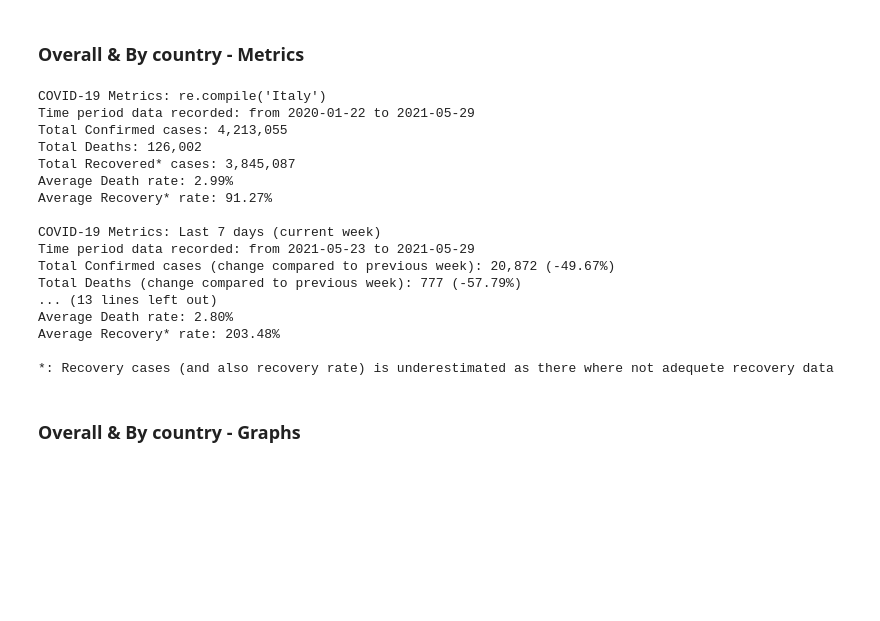
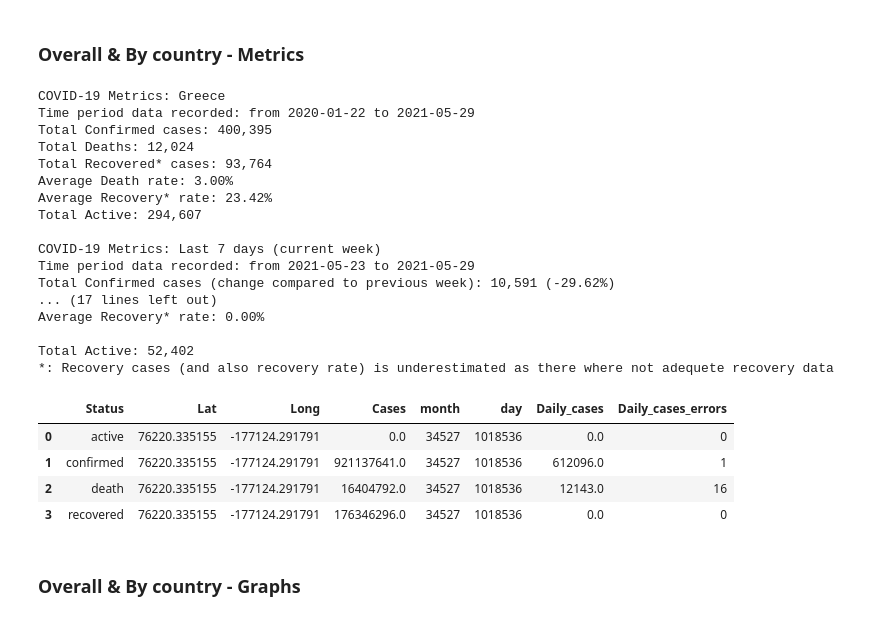
Before and after one commit to Papagiannopoulos/CoVid19-global-dashboard, a Jupyter notebook: Programs/data_cleaning.ipynb, the cells around one changed output. Cells and saved outputs as stored; diff of their text form; code cells hidden in the pictures; blank space fills up the shorter version.

```diff
--- a/Programs/data_cleaning.ipynb
+++ b/Programs/data_cleaning.ipynb
@@ -339,6 +328,7 @@ for country in monthly_per_country['Country/Province'].unique():
             death_rate = (d[(d['Status'] == 'death') & ((d['month'] == month))]['Cases'].values[0] / d[(d['Status'] == 'confirmed') & ((d['month'] == month))]['Cases'].values[0])*100
         elif len(d['Status'].unique()) == 2:
             death_rate = (d[(d['Status'] == 'death') & ((d['month'] == month))]['Cases'].values[0] / d[(d['Status'] == 'confirmed') & ((d['month'] == month))]['Cases'].values[0])*100
+            recovery_rate = np.nan
         else:
             recovery_rate, death_rate = np.nan, np.nan
         out = pd.concat([out, pd.DataFrame({'Country/Province': country, 'Status': ['recovery_rate', 'death_rate'],'month': month,'month_name': d['month_name'].values[0],'Cases': [recovery_rate, death_rate],})])
@@ -362,49 +351,51 @@ total
 # %% [markdown]
 ### Overall & By country - Metrics
 # %%
-choose = re.compile(r'Italy')
+choose = re.compile(r'Greece')
 if choose.pattern == 'Global':
     total = total_per_country.groupby('Status').agg({'Cases': 'sum', 'Country/Province': 'nunique'}).reset_index().copy()
     total.loc[total['Status'].isin(['recovery_rate', 'death_rate']),"Cases"] = total.loc[total['Status'].isin(['recovery_rate', 'death_rate']),"Cases"] / total.loc[total['Status'].isin(['recovery_rate', 'death_rate']),"Country/Province"]
-
+    #Current week
     d = datalong[datalong['Date'] > (datalong['Date'].max() - pd.Timedelta(days = 6))].copy()
     d = d.groupby(['Status']).sum('Daily_cases').reset_index()
-    current_confirmed, current_death, current_recovered = int(d.loc[d['Status'] == 'confirmed',['Daily_cases']].values[0]), int(d.loc[d['Status'] == 'death',['Daily_cases']].values[0]), int(d.loc[d['Status'] == 'recovered',['Daily_cases']].values[0])
-
+    current_confirmed, current_death, current_recovered, current_active = int(d.loc[d['Status'] == 'confirmed',['Daily_cases']].values[0]), int(d.loc[d['Status'] == 'death',['Daily_cases']].values[0]), int(d.loc[d['Status'] == 'recovered',['Daily_cases']].values[0]), int(d.loc[d['Status'] == 'active',['Daily_cases']].values[0])
+    #Previous week
     week = 1
     dw = datalong[datalong['Date'].between(datalong['Date'].max() - pd.Timedelta(days = 2*(6*week + 1)), datalong['Date'].max() - pd.Timedelta(days = (6*week + 1)))].copy()
     dw = dw.groupby(['Status']).sum('Daily_cases').reset_index()
 else:
-    country = datalong[(datalong['Country/Province'].str.contains(choose, regex=True))].copy()
     total = total_per_country[total_per_country['Country/Province'].str.contains(choose, regex=True)].groupby('Status').agg({'Cases': 'sum', 'Country/Province': 'nunique'}).reset_index().copy()
     total.loc[total['Status'].isin(['recovery_rate', 'death_rate']),"Cases"] = total.loc[total['Status'].isin(['recovery_rate', 'death_rate']),"Cases"] / total.loc[total['Status'].isin(['recovery_rate', 'death_rate']),"Country/Province"]
-
+    #current week
+    country = datalong[(datalong['Country/Province'].str.contains(choose, regex=True))].copy()
     d = country[country['Date'] > (country['Date'].max() - pd.Timedelta(days = 6))].copy()
     d = d.groupby(['Status']).sum('Daily_cases').reset_index()
-    current_confirmed, current_death, current_recovered = int(d.loc[d['Status'] == 'confirmed',['Daily_cases']].values[0]), int(d.loc[d['Status'] == 'death',['Daily_cases']].values[0]), int(d.loc[d['Status'] == 'recovered',['Daily_cases']].values[0])
-
+    current_confirmed, current_death, current_recovered, current_active = int(d.loc[d['Status'] == 'confirmed',['Daily_cases']].values[0]), int(d.loc[d['Status'] == 'death',['Daily_cases']].values[0]), int(d.loc[d['Status'] == 'recovered',['Daily_cases']].values[0]), int(d.loc[d['Status'] == 'active',['Daily_cases']].values[0])
+    #previous week
     week = 1
     dw = country[country['Date'].between(country['Date'].max() - pd.Timedelta(days = 2*(6*week + 1)), country['Date'].max() - pd.Timedelta(days = (6*week + 1)))].copy()
     dw = dw.groupby(['Status']).sum('Daily_cases').reset_index()
 
 #COVID-19 Metrics: Choose
-print(f'COVID-19 Metrics: {choose}\n'\
+print(f'COVID-19 Metrics: {choose.pattern}\n'\
 f'Time period data recorded: from {country['Date'].min().date()} to {country['Date'].max().date()}\n'\
 f'Total Confirmed cases: {int(total.loc[total['Status'] == 'confirmed',['Cases']].sum()):,}\n'\
 f'Total Deaths: {int(total.loc[total['Status'] == 'death',['Cases']].sum()):,}\n'\
 f'Total Recovered* cases: {int(total.loc[total['Status'] == 'recovered',['Cases']].sum()):,}\n'\
-f'Average Death rate: {float(total.loc[total['Status'] == 'death_rate',['Cases']].mean()):.2f}%\n'\
-f'Average Recovery* rate: {float(total.loc[total['Status'] == 'recovery_rate',['Cases']].mean()):.2f}%\n'\
+f'Average Death rate: {float((total.loc[total['Status'] == 'death',['Cases']].values[0] / total.loc[total['Status'] == 'confirmed',['Cases']].values[0])*100):.2f}%\n'\
+f'Average Recovery* rate: {float((total.loc[total['Status'] == 'recovered',['Cases']].values[0] / total.loc[total['Status'] == 'confirmed',['Cases']].values[0])*100):.2f}%\n'\
+f'Total Active: {int(total.loc[total['Status'] == 'active',['Cases']].sum()):,}\n'\
 )
 
 #COVID-19 Metrics: Last 7 days (current week)
-previous_confirmed, previous_death, previous_recovered = int(dw.loc[dw['Status'] == 'confirmed',['Daily_cases']].values[0]), int(dw.loc[dw['Status'] == 'death',['Daily_cases']].values[0]), int(dw.loc[d['Status'] == 'recovered',['Daily_cases']].values[0])
-
+previous_confirmed, previous_death, previous_recovered, previous_active = int(dw.loc[dw['Status'] == 'confirmed',['Daily_cases']].values[0]), int(dw.loc[dw['Status'] == 'death',['Daily_cases']].values[0]), int(dw.loc[d['Status'] == 'recovered',['Daily_cases']].values[0]), int(dw.loc[dw['Status'] == 'active',['Daily_cases']].values[0])
+val = 0 if current_active == 0 else (current_active - previous_active)/current_active
 print('COVID-19 Metrics: Last 7 days (current week)\n'\
 f'Time period data recorded: from {country['Date'].max().date() - pd.Timedelta(days = 6)} to {country['Date'].max().date()}\n'\
 f'Total Confirmed cases (change compared to previous week): {current_confirmed:,} ({(current_confirmed-previous_confirmed)/previous_confirmed*100:.2f}%)\n'\
 f'Total Deaths (change compared to previous week): {current_death:,} ({(current_death - previous_death)/current_death*100:.2f}%)\n'\
 f'Total Recovered* cases: {current_recovered:,}\n'\
+f'Total Active (change compared to previous week): {current_active:,} ({val*100:.2f}%)\n'\
 #f'Average Death rate: {float((d.loc[d['Status'] == 'death',['Daily_cases']].values[0] / d.loc[d['Status'] == 'confirmed',['Daily_cases']].values[0])*100):.2f}%\n'\
 #f'Average Recovery* rate: {float((d.loc[d['Status'] == 'recovered',['Daily_cases']].values[0] / d.loc[d['Status'] == 'confirmed',['Daily_cases']].values[0])*100):.2f}%\n'\
 )
@@ -415,6 +406,7 @@ f'Time period data recorded: from {country['Date'].max().date() - pd.Timedelta(d
 f'Total Confirmed cases: {previous_confirmed:,}\n'\
 f'Total Deaths: {previous_death:,}\n'\
 f'Total Recovered* cases: {previous_recovered:,}\n'\
+f'Total Active: {previous_active:,}\n'\
 #f'Average Death rate: {float((d.loc[d['Status'] == 'death',['Daily_cases']].values[0] / d.loc[d['Status'] == 'confirmed',['Daily_cases']].values[0])*100):.2f}%\n'\
 #f'Average Recovery* rate: {float((d.loc[d['Status'] == 'recovered',['Daily_cases']].values[0] / d.loc[d['Status'] == 'confirmed',['Daily_cases']].values[0])*100):.2f}%\n'\
 )
@@ -429,25 +421,34 @@ f'Total Deaths: {int(d.loc[d['Status'] == 'death',['Daily_cases']].values[0]):,}
 f'Total Recovered* cases: {int(d.loc[d['Status'] == 'recovered',['Daily_cases']].values[0]):,}\n'\
 f'Average Death rate: {float((d.loc[d['Status'] == 'death',['Daily_cases']].values[0] / d.loc[d['Status'] == 'confirmed',['Daily_cases']].values[0])*100):.2f}%\n'\
 f'Average Recovery* rate: {float((d.loc[d['Status'] == 'recovered',['Daily_cases']].values[0] / d.loc[d['Status'] == 'confirmed',['Daily_cases']].values[0])*100):.2f}%\n\n'\
+f'Total Active: {int(d.loc[d['Status'] == 'active','Daily_cases'].sum()):,}\n'\
 '*: Recovery cases (and also recovery rate) is underestimated as there where not adequete recovery data')
 # %% [output]
-COVID-19 Metrics: re.compile('Italy')
+COVID-19 Metrics: Greece
 Time period data recorded: from 2020-01-22 to 2021-05-29
-Total Confirmed cases: 4,213,055
-Total Deaths: 126,002
-Total Recovered* cases: 3,845,087
-Average Death rate: 2.99%
-Average Recovery* rate: 91.27%
+Total Confirmed cases: 400,395
+Total Deaths: 12,024
+Total Recovered* cases: 93,764
+Average Death rate: 3.00%
+Average Recovery* rate: 23.42%
+Total Active: 294,607
 
 COVID-19 Metrics: Last 7 days (current week)
 Time period data recorded: from 2021-05-23 to 2021-05-29
-Total Confirmed cases (change compared to previous week): 20,872 (-49.67%)
-Total Deaths (change compared to previous week): 777 (-57.79%)
-... (13 lines left out)
-Average Death rate: 2.80%
-Average Recovery* rate: 203.48%
+Total Confirmed cases (change compared to previous week): 10,591 (-29.62%)
+... (17 lines left out)
+Average Recovery* rate: 0.00%
 
+Total Active: 52,402
 *: Recovery cases (and also recovery rate) is underestimated as there where not adequete recovery data
+# %%
+d
+# %% [output]
+|  | Status | Lat | Long | Cases | month | day | Daily_cases | Daily_cases_errors |
+| 0 | active | 76220.335155 | -177124.291791 | 0.0 | 34527 | 1018536 | 0.0 | 0 |
+| 1 | confirmed | 76220.335155 | -177124.291791 | 921137641.0 | 34527 | 1018536 | 612096.0 | 1 |
+| 2 | death | 76220.335155 | -177124.291791 | 16404792.0 | 34527 | 1018536 | 12143.0 | 16 |
+| 3 | recovered | 76220.335155 | -177124.291791 | 176346296.0 | 34527 | 1018536 | 0.0 | 0 |
 # %% [markdown]
 ### Overall & By country - Graphs
 # %% [markdown]
```
Also changed, not shown: parts of 9 cells of this notebook.
